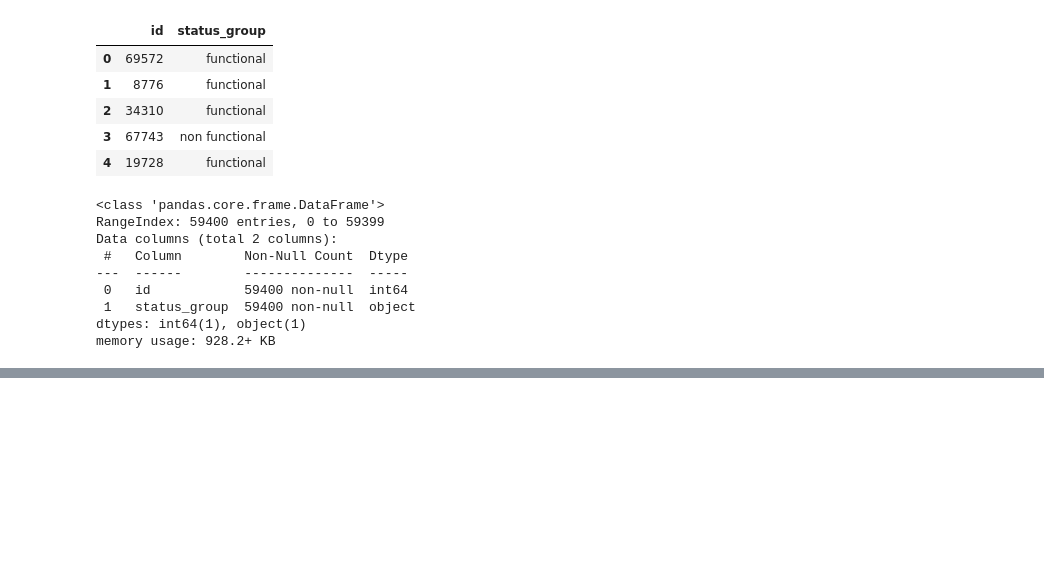
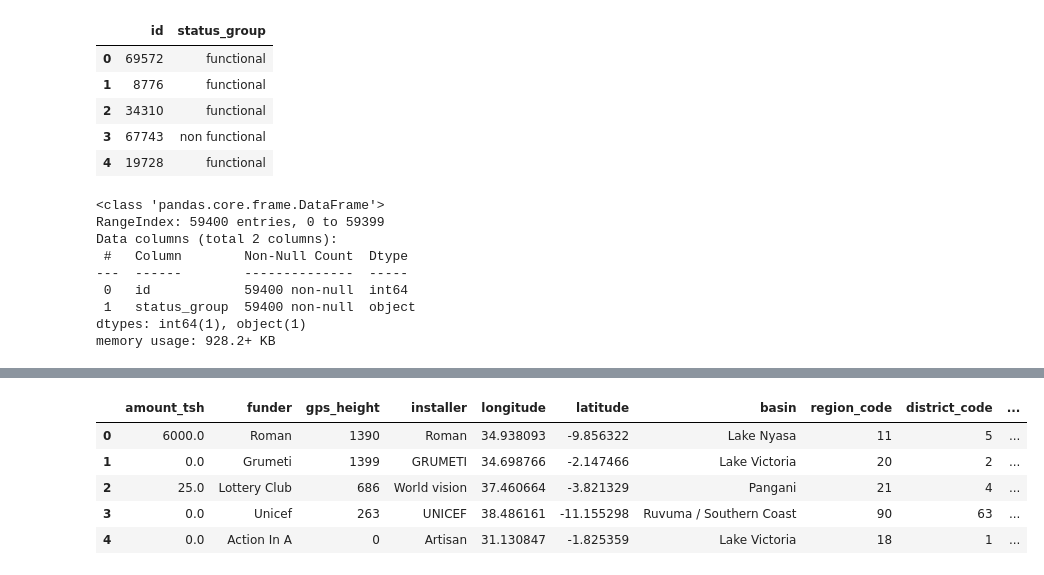
Before and after one commit to ericdnbn/machine_learning_water_pump_data_tanzania, a Jupyter notebook: Eric's Notebook.ipynb, the cells around one changed output, grey strips where cells are left out. Cells and saved outputs as stored; diff of their text form; code cells hidden in the pictures; blank space fills up the shorter version.

```diff
--- a/Eric's Notebook.ipynb
+++ b/Eric's Notebook.ipynb
@@ -84,0 +205,4 @@ df.head()
+# %%
+df.loc[(df['construction_year'] > df['year']),'construction_year'] = 2000
+# %%
+df['age'] = df['year'] - df['construction_year']
@@ -84,0 +268,27 @@ df.head()
+# %%
+df.drop(['wpt_name',
+         'recorded_by',
+         'construction_year',
+         'date_recorded', 'year',
+         'id', 'num_private',
+         'scheme_name',
+         'waterpoint_type_group',
+         'extraction_type_group',
+         'extraction_type_class',
+         'source_type', 'region',
+         'subvillage',
+         'ward',
+         'lga',
+         'management_group',
+         'payment_type',
+         'quantity_group',
+         'public_meeting'], axis=1, inplace=True)
+
+df.head()
+# %% [output]
+|  | amount_tsh | funder | gps_height | installer | longitude | latitude | basin | region_code | district_code | ... |
+| 0 | 6000.0 | Roman | 1390 | Roman | 34.938093 | -9.856322 | Lake Nyasa | 11 | 5 | ... |
+| 1 | 0.0 | Grumeti | 1399 | GRUMETI | 34.698766 | -2.147466 | Lake Victoria | 20 | 2 | ... |
+| 2 | 25.0 | Lottery Club | 686 | World vision | 37.460664 | -3.821329 | Pangani | 21 | 4 | ... |
+| 3 | 0.0 | Unicef | 263 | UNICEF | 38.486161 | -11.155298 | Ruvuma / Southern Coast | 90 | 63 | ... |
+| 4 | 0.0 | Action In A | 0 | Artisan | 31.130847 | -1.825359 | Lake Victoria | 18 | 1 | ... |
```
Also changed, not shown: parts of 44 cells of this notebook.
